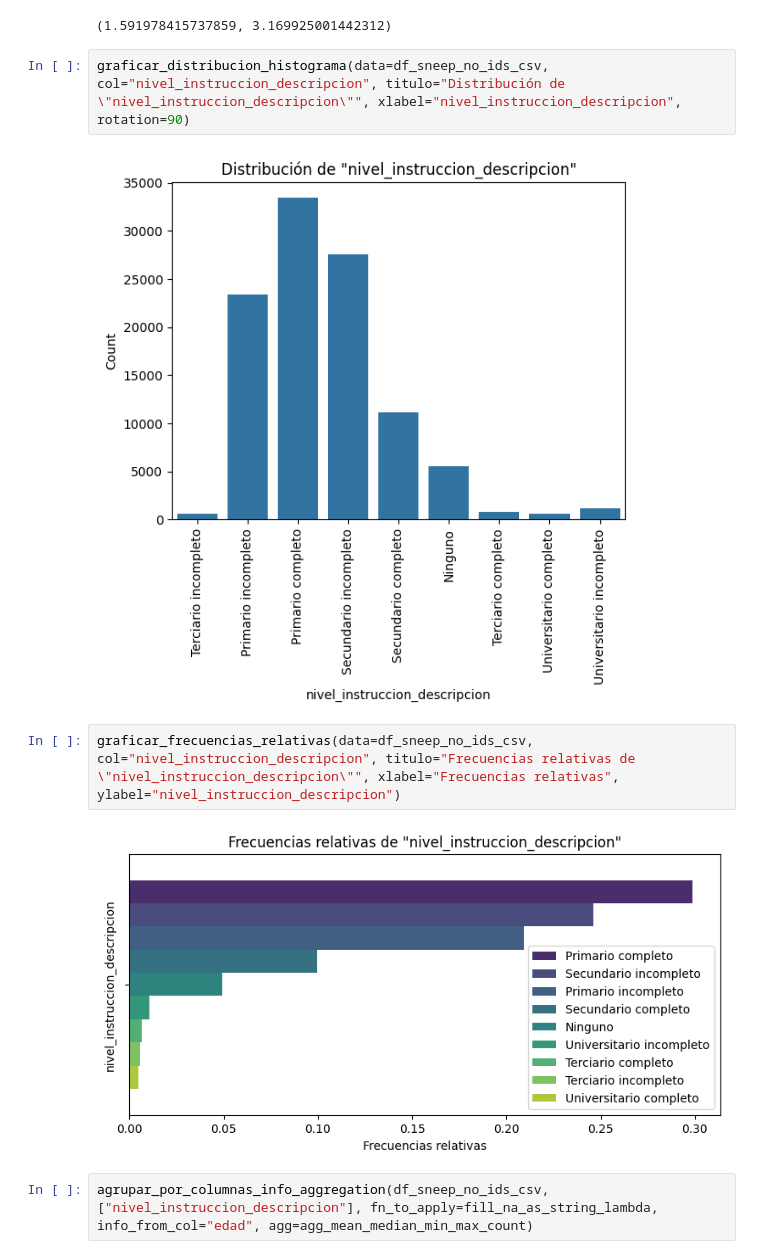
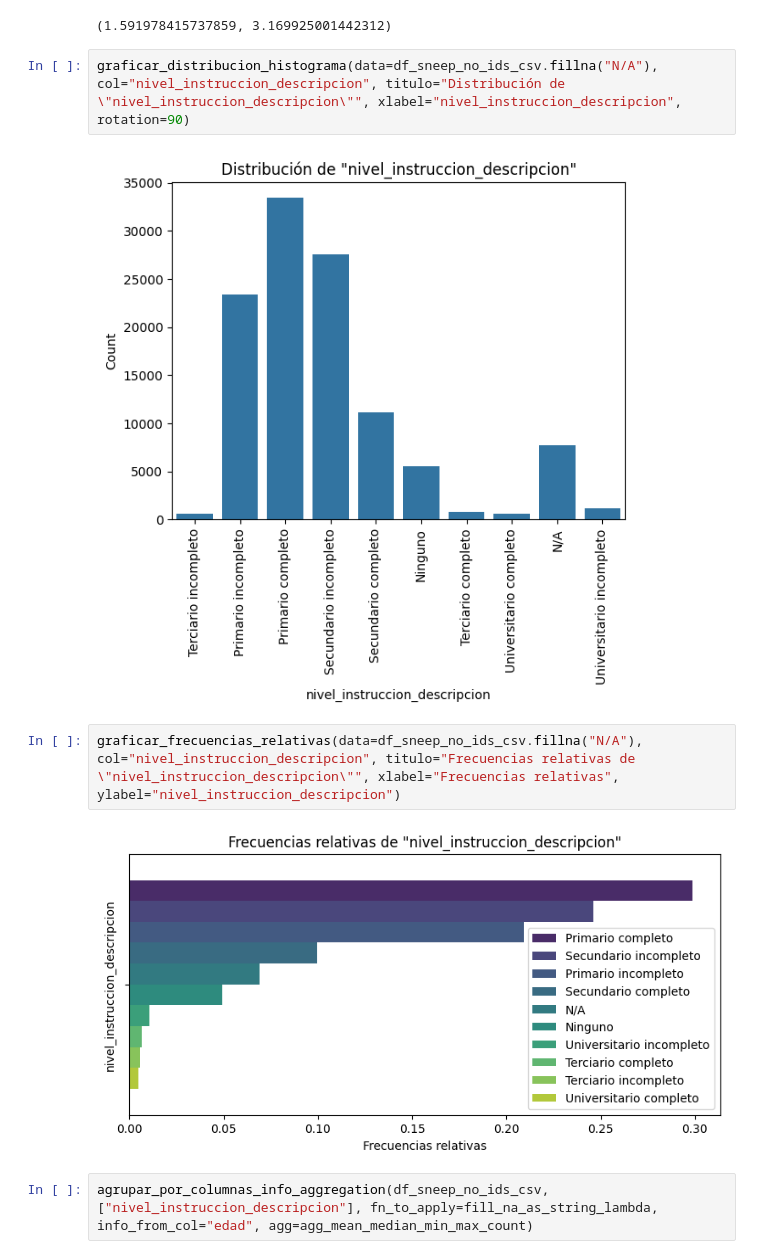
Before and after one commit to gasper-az/CEIA_Analisis_de_datos, a Jupyter notebook: trabajos_practicos/resolucion_tp_01/tp_01.ipynb, the cells around one changed output. Cells and saved outputs as stored; diff of their text form.

Commit message:
[tp-01] ultima_situacion_laboral_descripcion

```diff
--- a/trabajos_practicos/resolucion_tp_01/tp_01.ipynb
+++ b/trabajos_practicos/resolucion_tp_01/tp_01.ipynb
@@ -1369,13 +1368,13 @@ Variable "nivel_instruccion_descripcion"
           Max entropía posible: 3.169925001442312
 (1.591978415737859, 3.169925001442312)
 # %%
-graficar_distribucion_histograma(data=df_sneep_no_ids_csv, col="nivel_instruccion_descripcion", titulo="Distribución de \"nivel_instruccion_descripcion\"", xlabel="nivel_instruccion_descripcion", rotation=90)
+graficar_distribucion_histograma(data=df_sneep_no_ids_csv.fillna("N/A"), col="nivel_instruccion_descripcion", titulo="Distribución de \"nivel_instruccion_descripcion\"", xlabel="nivel_instruccion_descripcion", rotation=90)
 # %% [output]
-[figure, old version]
+[figure, new version]
 # %%
-graficar_frecuencias_relativas(data=df_sneep_no_ids_csv, col="nivel_instruccion_descripcion", titulo="Frecuencias relativas de \"nivel_instruccion_descripcion\"", xlabel="Frecuencias relativas", ylabel="nivel_instruccion_descripcion")
+graficar_frecuencias_relativas(data=df_sneep_no_ids_csv.fillna("N/A"), col="nivel_instruccion_descripcion", titulo="Frecuencias relativas de \"nivel_instruccion_descripcion\"", xlabel="Frecuencias relativas", ylabel="nivel_instruccion_descripcion")
 # %% [output]
-[figure, old version]
+[figure, new version]
 # %%
 agrupar_por_columnas_info_aggregation(df_sneep_no_ids_csv, ["nivel_instruccion_descripcion"], fn_to_apply=fill_na_as_string_lambda, info_from_col="edad", agg=agg_mean_median_min_max_count)
 # %% [output]
```
Also changed, not shown: parts of 11 cells of this notebook.
